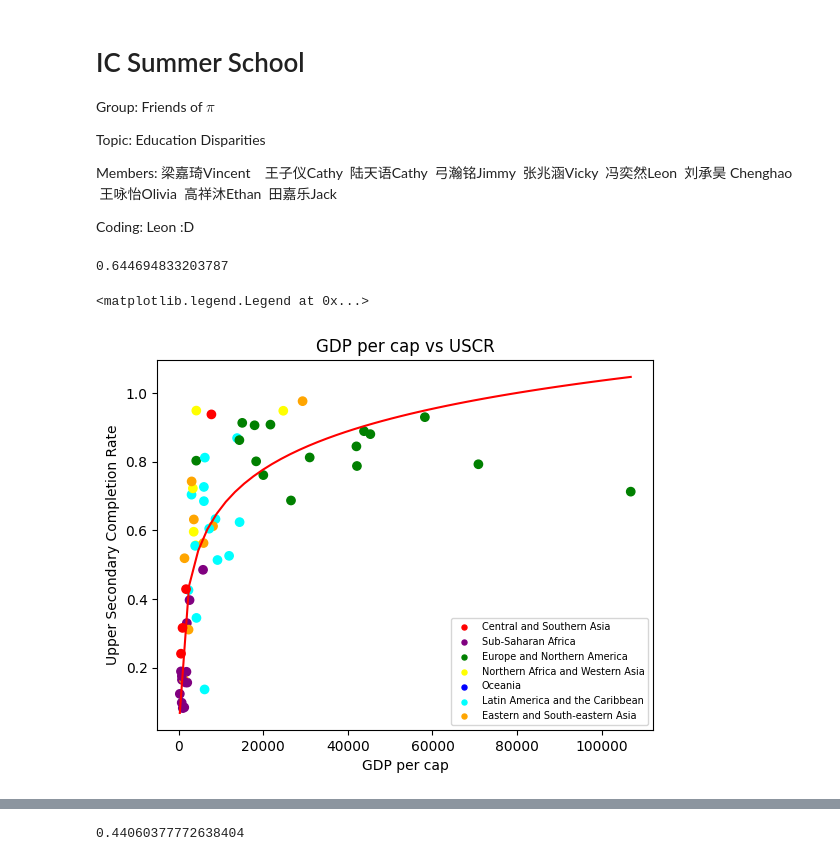
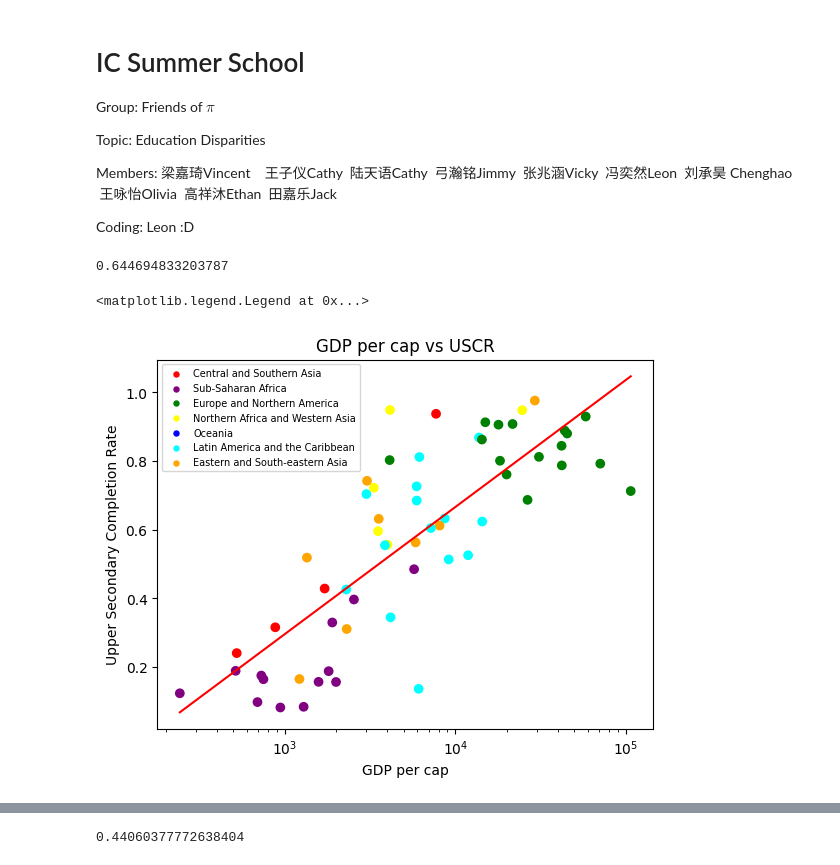
Before and after one commit to leonfyr/ic, a Jupyter notebook: data_analysis.ipynb, the cells around one changed output, grey strips where cells are left out. Saved outputs shown, nothing was run; the diff lists cells and outputs as text; code cells hidden in the pictures.

```diff
--- a/data_analysis.ipynb
+++ b/data_analysis.ipynb
@@ -37,8 +37,13 @@ gdp = pd.read_csv("GDP.csv", low_memory=False)
 ptr = pd.read_csv("PTR.csv", low_memory=False)
 sal = pd.read_csv("SAL.csv", low_memory=False)
 # %%
+# Groups
+income = edu[["iso_code","income_group"]]
+income = income.drop_duplicates()
+income.index = range(len(income["iso_code"]))
+income.columns = ["country","income"]
+
 region = edu[["iso_code","region_group"]]
 region = region.drop_duplicates()
 region.index = range(len(region["iso_code"]))
 region.columns = ["country","region"]
-region
@@ -161,34 +193,21 @@ def llgg(original):
 # %%
 # GDP
 plt.scatter(g2,u2,c=r2)
-labelss = ['Central and Southern Asia',
-    'Sub-Saharan Africa',
-    'Europe and Northern America',
-    'Northern Africa and Western Asia',
-    'Oceania',
-    'Latin America and the Caribbean',
-    'Eastern and South-eastern Asia'
-          ]
-red = plt.scatter([],[],c="red")
-purple = plt.scatter([],[],c="purple")
-green = plt.scatter([],[],c="green")
-yellow = plt.scatter([],[],c="yellow")
-blue = plt.scatter([],[],c="blue")
-cyan = plt.scatter([],[],c="cyan")
-orange = plt.scatter([],[],c="orange")
+legendy = list(color_map_region.keys())
+legendx = [plt.scatter([],[],c=i) for i in color_map_region.values()]
 
 x_lg = pd.DataFrame(llgg(g2))
 model = LinearRegression()
 model.fit(x_lg,pd.DataFrame(u2))
 xxx = np.linspace(min(g2),max(g2),50)
 print(model.score(x_lg,pd.DataFrame(u2)))
 plt.plot(xxx,model.predict(pd.DataFrame(llgg(xxx))),color = "red")
-#plt.xscale("log")
+plt.xscale("log")
 plt.xlabel("GDP per cap")
 plt.ylabel("Upper Secondary Completion Rate")
 plt.title("GDP per cap vs USCR")
-plt.legend([red,purple,green,yellow,blue,cyan,orange],labelss,markerscale=0.6,fontsize=7)
+plt.legend(legendx,legendy,markerscale=0.6,fontsize=7)
 # %% [output]
 0.644694833203787
 <matplotlib.legend.Legend at 0x...>
-[figure, old version]
+[figure, new version]
```
Also changed, not shown: parts of 25 cells of this notebook, 1 other file.
